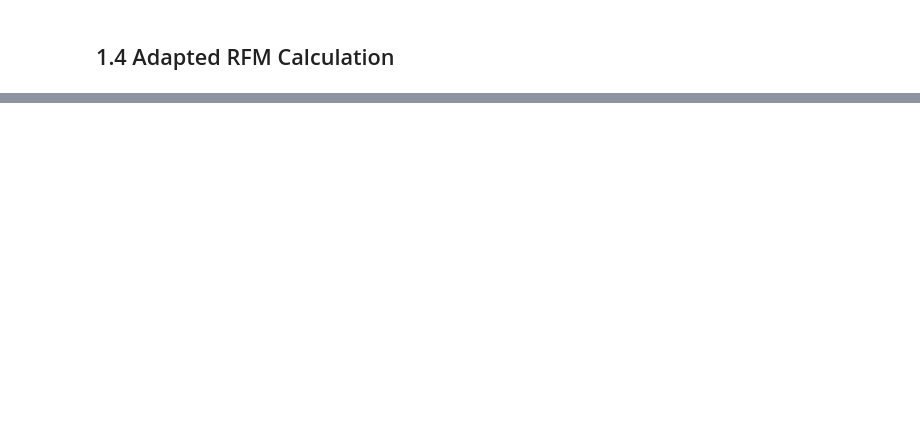
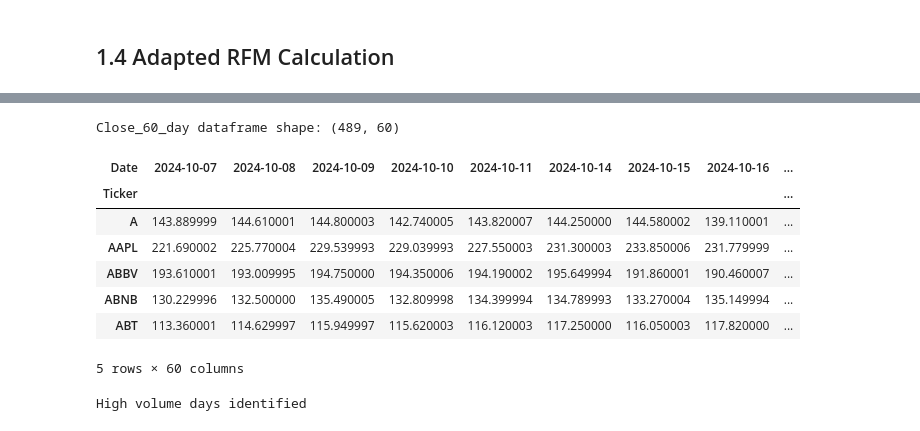
Before and after one commit to Govindu-Sathruwan/CRM-CM-CW1, a Jupyter notebook: CRM_&_CM_CW1.ipynb, the cells around one changed output, grey strips where cells are left out. Cells and saved outputs as stored; diff of their text form; code cells hidden in the pictures; blank space fills up the shorter version.

```diff
--- a/CRM_&_CM_CW1.ipynb
+++ b/CRM_&_CM_CW1.ipynb
@@ -394,0 +419,28 @@ Rows remaining: 101296
+# %%
+# Get the volume for last 60 days for Recency and Frequency claulation
+close_60_days = close_df.loc[:, :observation_date].iloc[:, -60:]
+print(f"Close_60_day dataframe shape: {close_60_days.shape}")
+display(close_60_days.head())
+# %% [output]
+Close_60_day dataframe shape: (489, 60)
+| Date | 2024-10-07 | 2024-10-08 | 2024-10-09 | 2024-10-10 | 2024-10-11 | 2024-10-14 | 2024-10-15 | 2024-10-16 | ... |
+| Ticker |  |  |  |  |  |  |  |  | ... |
+| A | 143.889999 | 144.610001 | 144.800003 | 142.740005 | 143.820007 | 144.250000 | 144.580002 | 139.110001 | ... |
+| AAPL | 221.690002 | 225.770004 | 229.539993 | 229.039993 | 227.550003 | 231.300003 | 233.850006 | 231.779999 | ... |
+| ABBV | 193.610001 | 193.009995 | 194.750000 | 194.350006 | 194.190002 | 195.649994 | 191.860001 | 190.460007 | ... |
+| ABNB | 130.229996 | 132.500000 | 135.490005 | 132.809998 | 134.399994 | 134.789993 | 133.270004 | 135.149994 | ... |
+| ABT | 113.360001 | 114.629997 | 115.949997 | 115.620003 | 116.120003 | 117.250000 | 116.050003 | 117.820000 | ... |
+5 rows × 60 columns
+# %%
+# Define the unusually high volume day
+# Calculate the rolling 20-session mean volume excluding the current day
+rolling_20_mean = volume_df.shift(1).rolling(window=20).mean()
+
+# Calculate the rolling threshold (twice the 20-session mean)
+volume_threshold = 2.0 * rolling_20_mean
+
+# Flag unusually high volume days (True where daily volume > threshold)
+high_vol_days = (volume_df > volume_threshold)
+print("High volume days identified")
+# %% [output]
+High volume days identified
```
Also changed, not shown: parts of 16 cells of this notebook.
